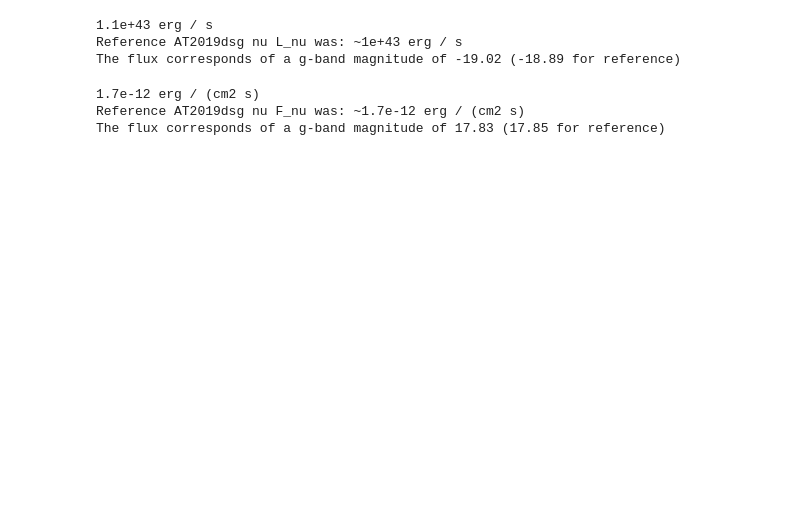
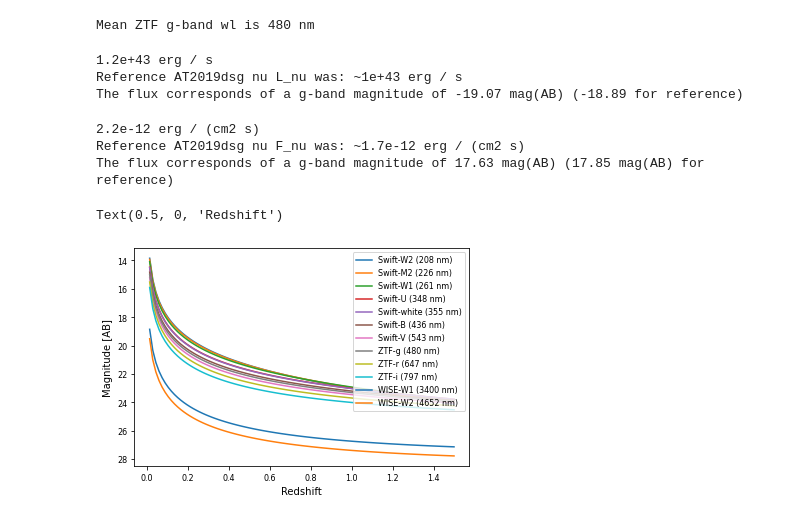
Before and after one commit to robertdstein/simtel, a Jupyter notebook: notebooks/benchmark_AT2019dsg.ipynb, the cells around one changed output. Drawn from its saved outputs; the diff is of its cells as text; code cells hidden in the pictures; blank space fills up the shorter version.

```diff
--- a/notebooks/benchmark_AT2019dsg.ipynb
+++ b/notebooks/benchmark_AT2019dsg.ipynb
@@ -9,7 +9,11 @@ from simtel import BlackBody
 # %%
-bb = BlackBody(10.**4.59, 0.95*10.**14.59)
-wl = 4640.
+bb = BlackBody(10.**4.59, 10.**14.59)
+# bb = BlackBody(10.**3., 10.**17.)
+wl = telescopes["ZTF"].filters["g"].mean_wl
+print(f"Mean ZTF g-band wl is {wl/10.:.0f} nm")
 z = 0.052
+# %% [output]
+Mean ZTF g-band wl is 480 nm
 # %%
 l_max = bb.peak_luminosity(wl).to("W AA-1")
 print(f'{(l_max * wl * u.AA).to("erg s-1"):.2g}')
@@ -24,9 +28,9 @@ new_g = bb.lum_to_abs_mag(bb.peak_luminosity_nu(wl))
 
 print(f"The flux corresponds of a g-band magnitude of {new_g:.2f} ({ref_g:.2f} for reference)")
 # %% [output]
-1.1e+43 erg / s
+1.2e+43 erg / s
 Reference AT2019dsg nu L_nu was: ~1e+43 erg / s
-The flux corresponds of a g-band magnitude of -19.02 (-18.89 for reference)
+The flux corresponds of a g-band magnitude of -19.07 mag(AB) (-18.89 for reference)
 # %%
 f_max = bb.peak_flux(wl, z=z)
 f_max_nu = bb.peak_flux_nu(wl, z=z).to(u.erg/(u.cm**2. * u.Hz * u.s))
@@ -36,12 +40,29 @@ ref_f = 1.7 * 10.**-12. * u.erg / (u.s * u.cm**2.)
 
 print(f"Reference AT2019dsg nu F_nu was: ~{ref_f:.2g}")
 
-ref_g = 17.85
+ref_g = 17.85 * u.ABmag
 
-bb.flux_to_ab_mag(f_max_nu)
-
-print(f"The flux corresponds of a g-band magnitude of {bb.flux_to_ab_mag(f_max_nu):.2f} ({ref_g:.2f} for reference)")
+print(f"The flux corresponds of a g-band magnitude of {f_max_nu.to(u.ABmag):.2f} ({ref_g:.2f} for reference)")
 # %% [output]
-1.7e-12 erg / (cm2 s)
+2.2e-12 erg / (cm2 s)
 Reference AT2019dsg nu F_nu was: ~1.7e-12 erg / (cm2 s)
-The flux corresponds of a g-band magnitude of 17.83 (17.85 for reference)
+The flux corresponds of a g-band magnitude of 17.63 mag(AB) (17.85 mag(AB) for reference)
+# %%
+zrange = np.linspace(0.0, 1.5, 100)[1:]
+
+plt.figure()
+
+
+for name, tel in telescopes.items():
+    for fname, f in tel.filters.items():
+        y = bb.peak_flux_nu(f.mean_wl, z=zrange).to(u.ABmag)
+        plt.plot(zrange, y, label=f"{name}-{fname} ({f.mean_wl/10:.0f} nm)")
+
+plt.legend()
+plt.gca().invert_yaxis()
+
+plt.ylabel("Magnitude [AB]")
+plt.xlabel("Redshift")
+# %% [output]
+Text(0.5, 0, 'Redshift')
+[figure, added]
```
Also changed, not shown: parts of 5 cells of this notebook.
